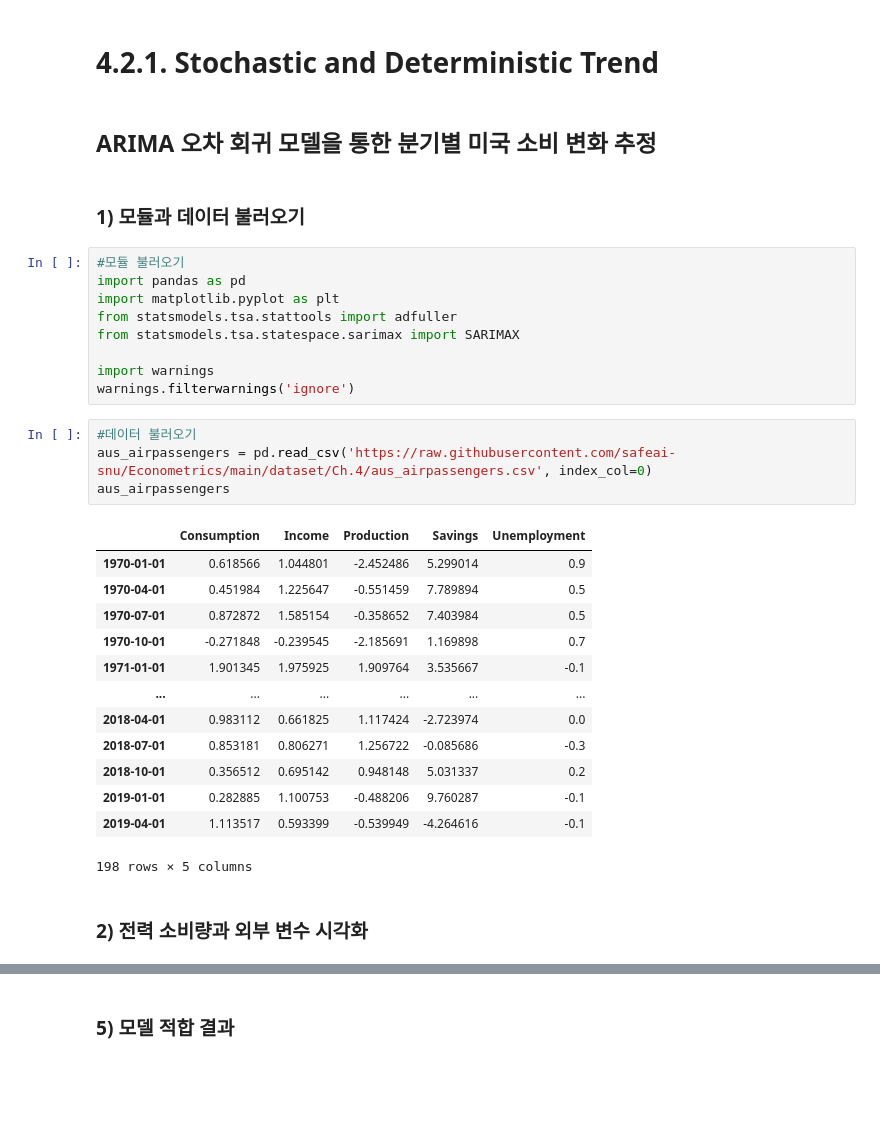
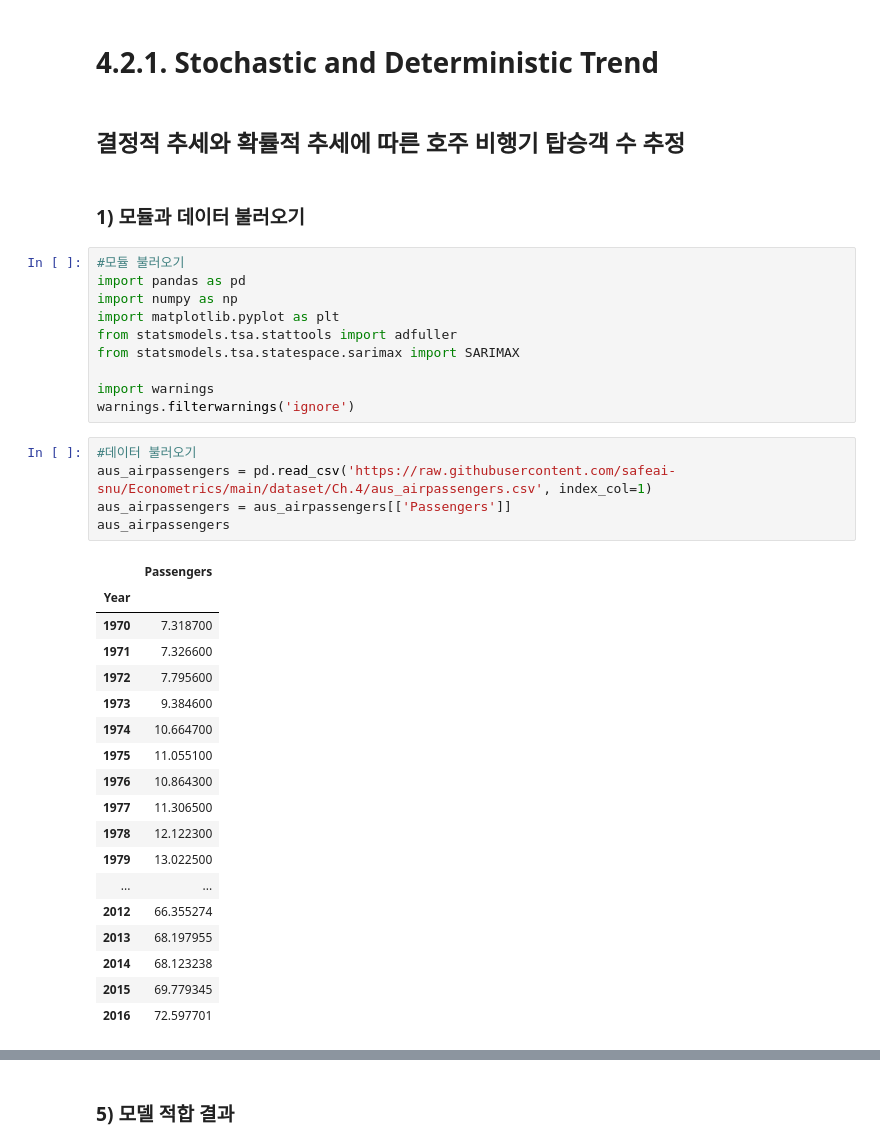
Before and after one commit to safeai-snu/Econometrics, a Jupyter notebook: Ch.4.2.ARIMAX_with_Trend.ipynb, the cells around one changed output, grey strips where cells are left out. Cells and saved outputs as stored; diff of their text form; blank space fills up the shorter version.

```diff
--- a/Ch.4.2.ARIMAX_with_Trend.ipynb
+++ b/Ch.4.2.ARIMAX_with_Trend.ipynb
@@ -2,13 +2,14 @@
 <a href="https://colab.research.google.com/github/safeai-snu/Econometrics/blob/main/Ch3.3.ARIMA_errors.ipynb" target="_parent"><img src="https://colab.research.google.com/assets/colab-badge.svg" alt="Open In Colab"/></a>
 # %% [markdown]
 # 4.2.1. Stochastic and Deterministic Trend
-# %% [markdown]
-## ARIMA 오차 회귀 모델을 통한 분기별 미국 소비 변화 추정
+# %% [markdown]
+## 결정적 추세와 확률적 추세에 따른 호주 비행기 탑승객 수 추정
 # %% [markdown]
 ### 1) 모듈과 데이터 불러오기
 # %%
 #모듈 불러오기
 import pandas as pd
+import numpy as np
 import matplotlib.pyplot as plt
 from statsmodels.tsa.stattools import adfuller
 from statsmodels.tsa.statespace.sarimax import SARIMAX
@@ -17,21 +18,25 @@ import warnings
 warnings.filterwarnings('ignore')
 # %%
 #데이터 불러오기
-aus_airpassengers = pd.read_csv('https://raw.githubusercontent.com/safeai-snu/Econometrics/main/dataset/Ch.4/aus_airpassengers.csv', index_col=0)
+aus_airpassengers = pd.read_csv('https://raw.githubusercontent.com/safeai-snu/Econometrics/main/dataset/Ch.4/aus_airpassengers.csv', index_col=1)
+aus_airpassengers = aus_airpassengers[['Passengers']]
 aus_airpassengers
 # %% [output]
-|  | Consumption | Income | Production | Savings | Unemployment |
-| 1970-01-01 | 0.618566 | 1.044801 | -2.452486 | 5.299014 | 0.9 |
-| 1970-04-01 | 0.451984 | 1.225647 | -0.551459 | 7.789894 | 0.5 |
-| 1970-07-01 | 0.872872 | 1.585154 | -0.358652 | 7.403984 | 0.5 |
-| 1970-10-01 | -0.271848 | -0.239545 | -2.185691 | 1.169898 | 0.7 |
-| 1971-01-01 | 1.901345 | 1.975925 | 1.909764 | 3.535667 | -0.1 |
-| ... | ... | ... | ... | ... | ... |
-| 2018-04-01 | 0.983112 | 0.661825 | 1.117424 | -2.723974 | 0.0 |
-| 2018-07-01 | 0.853181 | 0.806271 | 1.256722 | -0.085686 | -0.3 |
-| 2018-10-01 | 0.356512 | 0.695142 | 0.948148 | 5.031337 | 0.2 |
-| 2019-01-01 | 0.282885 | 1.100753 | -0.488206 | 9.760287 | -0.1 |
-| 2019-04-01 | 1.113517 | 0.593399 | -0.539949 | -4.264616 | -0.1 |
+|  | Passengers |
+| Year |  |
+| 1970 | 7.318700 |
+| 1971 | 7.326600 |
+| 1972 | 7.795600 |
+| 1973 | 9.384600 |
+| 1974 | 10.664700 |
+| 1975 | 11.055100 |
+| 1976 | 10.864300 |
+| 1977 | 11.306500 |
+| 1978 | 12.122300 |
+| 1979 | 13.022500 |
+| ... | ... |
+| 2012 | 66.355274 |
+| 2013 | 68.197955 |
+| 2014 | 68.123238 |
+| 2015 | 69.779345 |
+| 2016 | 72.597701 |
-198 rows × 5 columns
-# %% [markdown]
-### 2) 전력 소비량과 외부 변수 시각화
```
Also changed, not shown: parts of 13 cells of this notebook, 5 other files.
